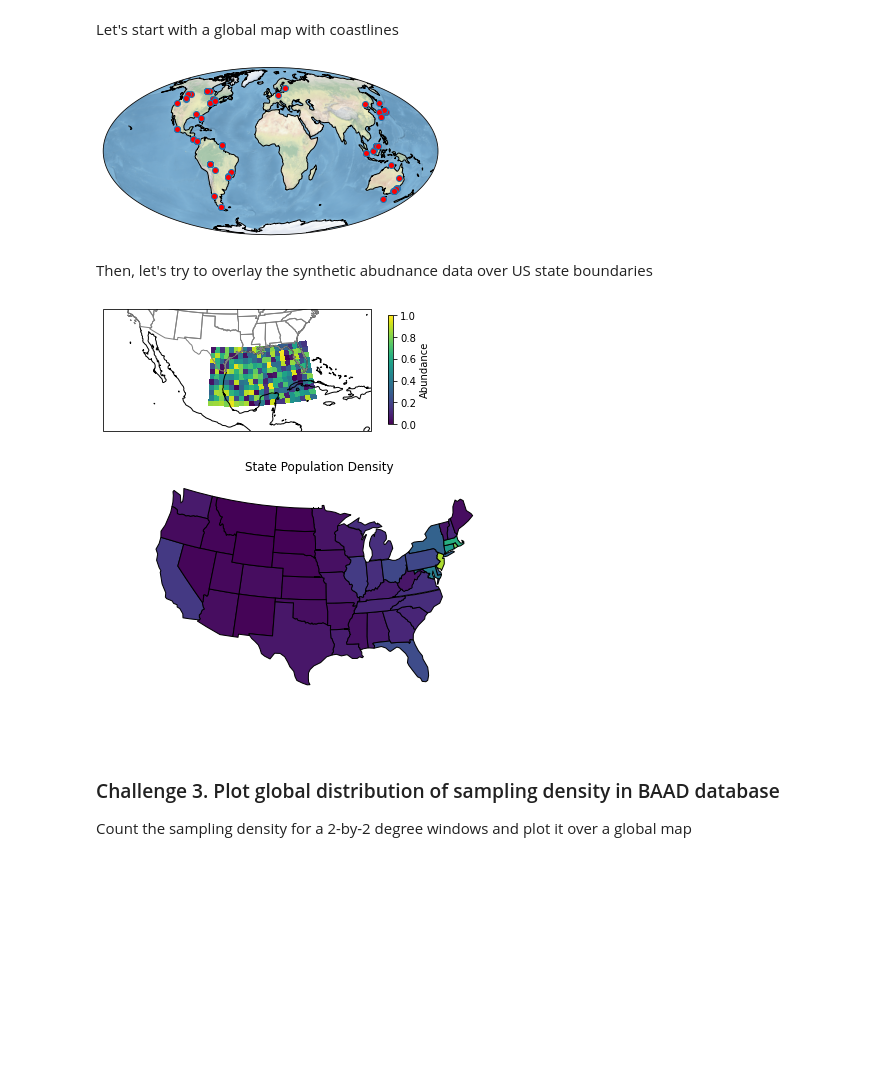
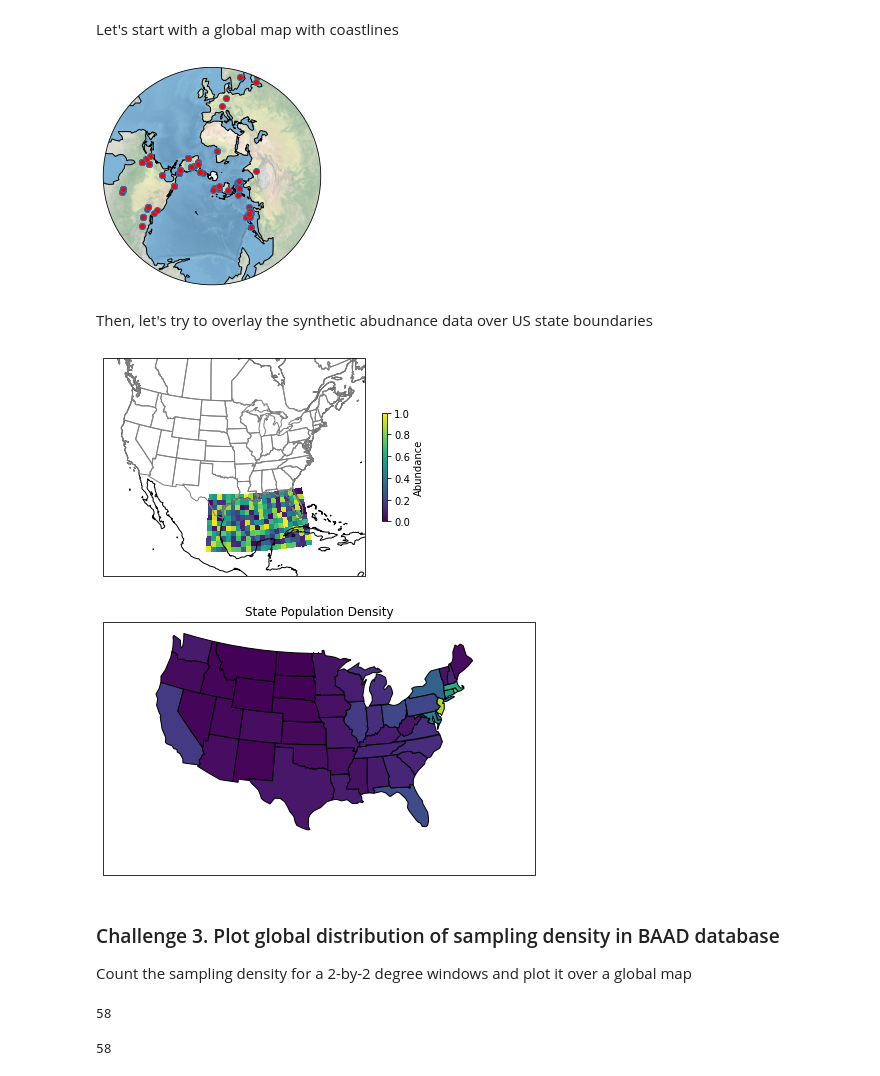
Before and after one commit to xiangtaoxu/QuantitativeEcology, a Jupyter notebook: Lab1/LAB1_data_access_and_visualization.ipynb, the cells around one changed output. Cells and saved outputs as stored; diff of their text form; code cells hidden in the pictures; blank space fills up the shorter version.

```diff
--- a/Lab1/LAB1_data_access_and_visualization.ipynb
+++ b/Lab1/LAB1_data_access_and_visualization.ipynb
@@ -749,30 +791,31 @@ Let's start with a global map with coastlines
 # %%
 fig = plt.figure()
 
-ax = plt.axes(projection=ccrs.Mollweide())
+#ax = plt.axes(projection=ccrs.Mollweide())
+ax = plt.axes(projection=ccrs.SouthPolarStereo())
 
 # you can try a few more projections such as
 # Mercator (not suggested to use due to extortion over the polar regions)
 # InterruptedGoodeHomolosine
 # SouthPolarStereo
 
 ax.stock_img()
 
 ax.coastlines()
 
 # add sample location from the baad database
-baad_latlon=df_data[['longitude','latitude']].sample(100) # randomly sample 100
+baad_latlon=df_data[['longitude','latitude']].sample(200) # randomly sample 100
 
-ax.plot(baad_latlon['longitude'].values,
+ax.plot(baad_latlon['longitude'],
         baad_latlon['latitude'],
         marker='o',
         markerfacecolor='r',
         linestyle='',
         transform=ccrs.PlateCarree())
 
 plt.show()
 # %% [output]
-[figure, old version]
+[figure, new version]
 # %% [markdown]
 Then, let's try to overlay the synthetic abudnance data over US state boundaries
 # %%
@@ -803,7 +846,7 @@ abundance_mat = np.random.random(lon2d.shape)
 
 
 hpc = ax.pcolormesh(lon2d, lat2d,abundance_mat,vmin=0,vmax=1,transform=latlon_proj)
-ax.set_extent([-120,-70,15,35],latlon_proj)
+ax.set_extent([-120,-70,15,55],latlon_proj)
 ax.coastlines()
 
 
@@ -818,7 +861,7 @@ plt.colorbar(hpc,ax=ax, shrink=.5,label='Abundance')
 
 plt.show()
 # %% [output]
-[figure, old version]
+[figure, new version]
 # %%
 import cartopy.io.shapereader as shpreader
 from matplotlib import cm
@@ -884,8 +927,8 @@ popdensity = {
     'Montana':     2.39,
     'Wyoming':      1.96}
 
-ax.background_patch.set_visible(False)
-ax.outline_patch.set_visible(False)
+#ax.background_patch.set_visible(False)
+#ax.outline_patch.set_visible(False)
 
 ax.set_title('State Population Density')
 
@@ -914,7 +957,7 @@ for astate in shpreader.Reader(states_shp).records():
 
 plt.show()
 # %% [output]
-[figure, old version]
+[figure, new version]
 # %% [markdown]
 ### Challenge 3. Plot global distribution of sampling density in BAAD database
 
@@ -921,0 +994,16 @@ Count the sampling density for a 2-by-2 degree windows and plot it over a global
+# %%
+grid_lon, grid_lat, grid_res = -100,30,10
+
+print(sum(
+            (df_data['longitude'] >= grid_lon) & (df_data['longitude'] < grid_lon + grid_res)
+        &   (df_data['latitude'] >= grid_lat) & (df_data['latitude']  < grid_lat + grid_res)
+        ))
+# %% [output]
+58
+# %%
+print(sum(
+    (df_data['longitude'] >= grid_lon) & (df_data['longitude'] < grid_lon + grid_res)
+   &(df_data['latitude'] >= grid_lat) & (df_data['latitude'] < grid_lat + grid_res)
+))
+# %% [output]
+58
```
Also changed, not shown: parts of 9 cells of this notebook.
